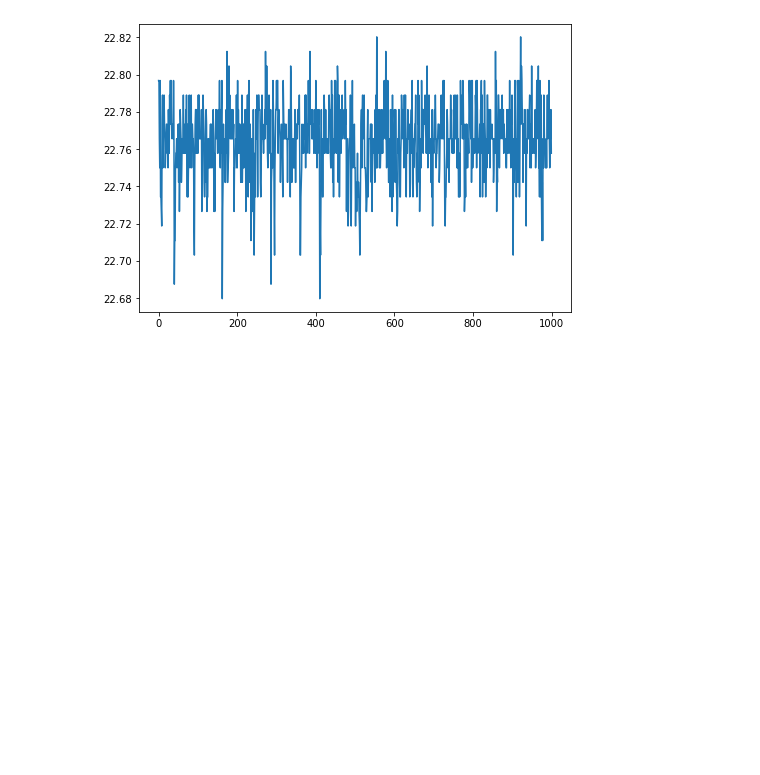
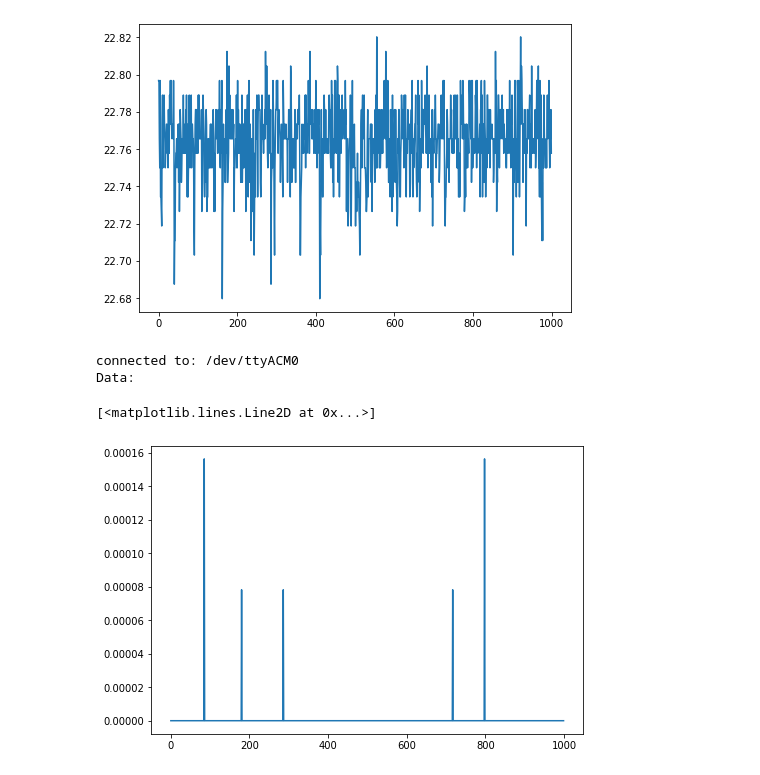
Before and after one commit to Dr-Zany/PMU_FW, a Jupyter notebook: jupyter/devbook.ipynb, the cells around one changed output. Cells and saved outputs as stored; diff of their text form; code cells hidden in the pictures; blank space fills up the shorter version.

Commit message:
added volt graph

```diff
--- a/jupyter/devbook.ipynb
+++ b/jupyter/devbook.ipynb
@@ -101,3 +101,54 @@ connected to: /dev/ttyACM0
 Data:
 [<matplotlib.lines.Line2D at 0x...>]
 [figure]
+# %%
+import serial
+import time
+from matplotlib import pyplot as plt
+import numpy as np
+
+f = open('data_v.csv', 'w')
+
+ser = serial.Serial(
+ port='/dev/ttyACM0',\
+ baudrate=115200,\
+ parity=serial.PARITY_NONE,\
+ stopbits=serial.STOPBITS_ONE,\
+ bytesize=serial.EIGHTBITS,\
+ timeout=None)
+
+ser.close()
+ser.open()
+
+print(f"connected to: {ser.portstr}")
+
+time.sleep(1)
+
+ser.write(b's')
+
+print('Data:')
+dataraw = []
+for c in range(1000):
+    inp = ser.readline().decode('utf-8').rstrip()
+
+    dataraw.append(int(inp))
+ser.write(b'e')
+ser.flush()
+ser.close()
+
+data = []
+for item in dataraw:
+    f.write(f'{item}\n')
+    data.append((item * 0.000078125))
+f.close()
+
+%matplotlib inline
+x=np.arange(0, 1000, 1)
+fig=plt.figure()
+ax=fig.add_axes([0,0,1,1])
+ax.plot(x,data)
+# %% [output]
+connected to: /dev/ttyACM0
+Data:
+[<matplotlib.lines.Line2D at 0x...>]
+[figure, added]
```
